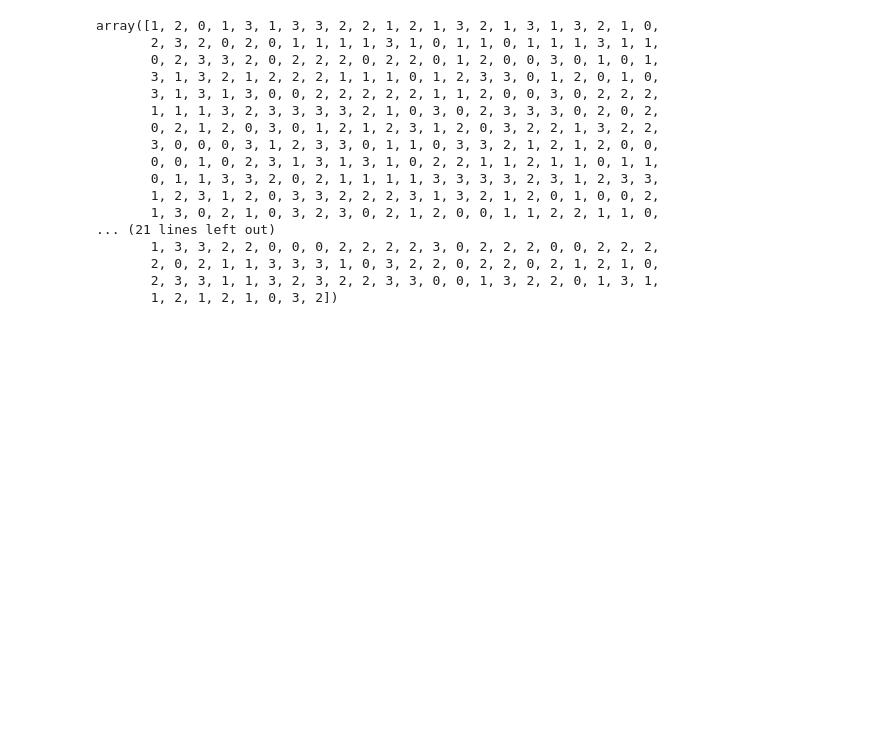
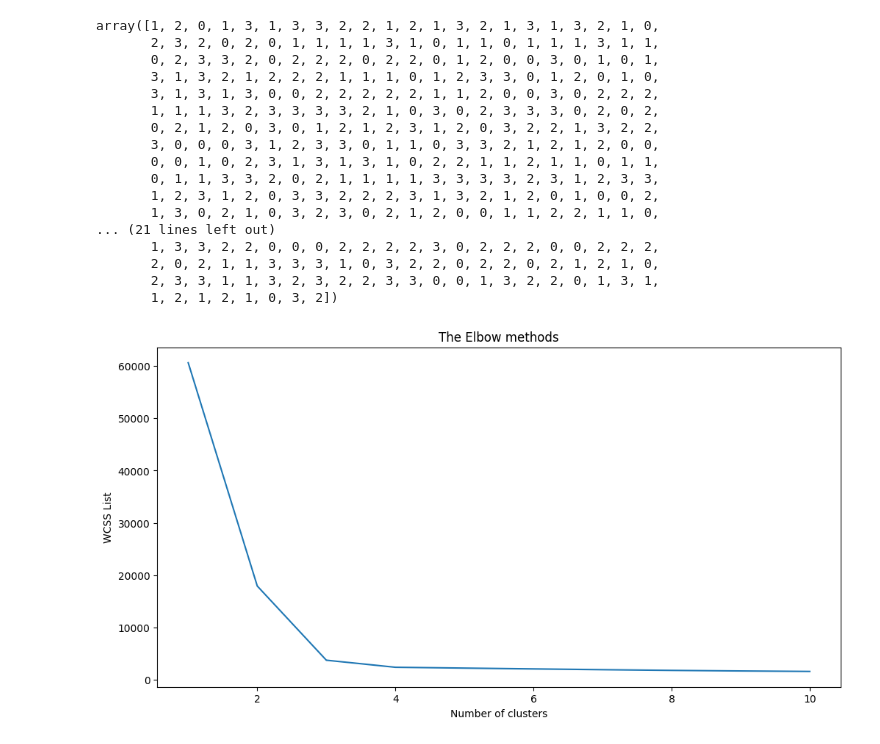
Before and after one commit to samwanyua/Python-Machine-Learning-Tutorial, a Jupyter notebook: Python_for_data_science/clustering.ipynb, the cells around one changed output. Cells and saved outputs as stored; diff of their text form; code cells hidden in the pictures; blank space fills up the shorter version.

Commit message:
Implementing K-means clustering : Elbow method

```diff
--- a/Python_for_data_science/clustering.ipynb
+++ b/Python_for_data_science/clustering.ipynb
@@ -48,10 +48,9 @@ Steps of Elbow method:
 import numpy as np
 import matplotlib.pyplot as plt
 from mpl_toolkits.mplot3d import Axes3D # 3d plotting tool
-from sklearn.cluster import KMeans
 from sklearn.datasets import make_blobs # generate synthetic clustered data
 
-plt.rcParams['figure.figsize'] = (16,9) # plt.rcParams modifies global Matplotlib settings.
+plt.rcParams['figure.figsize'] = (12,6) # plt.rcParams modifies global Matplotlib settings.
 # Generate Synthetic Dataset with 4 Clusters
 X,y = make_blobs(n_samples=800, n_features=3, centers=4)
 # make_blobs() creates a random dataset with multiple clusters.
@@ -87,3 +86,20 @@ array([1, 2, 0, 1, 3, 1, 3, 3, 2, 2, 1, 2, 1, 3, 2, 1, 3, 1, 3, 2, 1, 0,
        2, 0, 2, 1, 1, 3, 3, 3, 1, 0, 3, 2, 2, 0, 2, 2, 0, 2, 1, 2, 1, 0,
        2, 3, 3, 1, 1, 3, 2, 3, 2, 2, 3, 3, 0, 0, 1, 3, 2, 2, 0, 1, 3, 1,
        1, 2, 1, 2, 1, 0, 3, 2])
+# %%
+# finding optimal number of clusters using elbow method
+from sklearn.cluster import KMeans
+wcss_list = [] # Initializing the list for values of WCSS
+
+for i in range(1,11):
+    kmeans = KMeans(n_clusters=i, init='k-means++', random_state=42)
+    kmeans.fit(X)
+    wcss_list.append(kmeans.inertia_)
+# %%
+plt.plot(range(1,11), wcss_list)
+plt.title("The Elbow methods")
+plt.xlabel("Number of clusters")
+plt.ylabel("WCSS List")
+plt.show()
+# %% [output]
+[figure, added]
```
Also changed, not shown: parts of 2 cells of this notebook.
